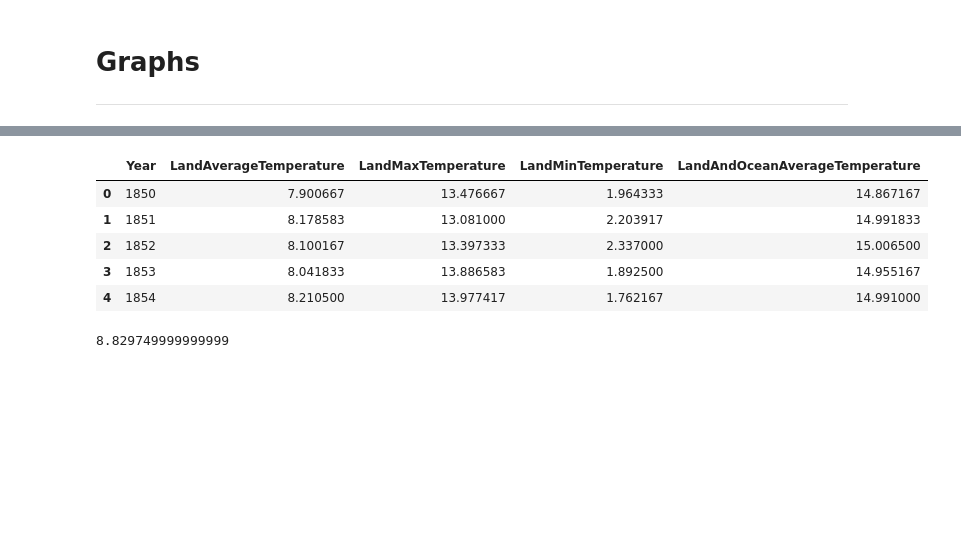
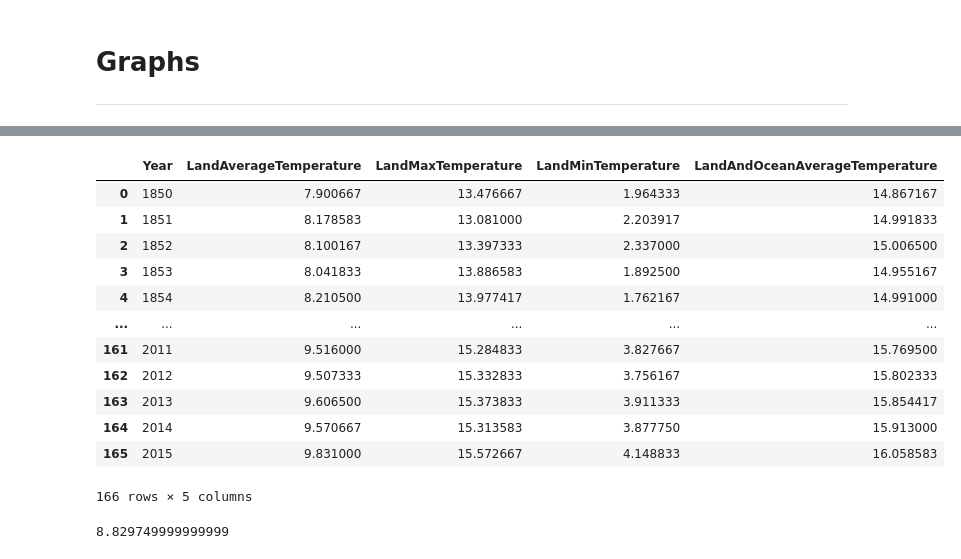
Before and after one commit to Sophiatun/Climate_Change_Analysis, a Jupyter notebook: graph_data.ipynb, the cells around one changed output, grey strips where cells are left out. Drawn from its saved outputs; the diff is of its cells as text; code cells hidden in the pictures; blank space fills up the shorter version.

```diff
--- a/graph_data.ipynb
+++ b/graph_data.ipynb
@@ -17,15 +26,22 @@ Analysis: On average, global temperatures have shown a great increase over time,
 # %%
 # Read CSV File
 global_df = pd.read_csv("Cleaned Data/Global.csv")
 temp_global_df = global_df[global_df['Year']<=1900]
-global_df.head()
+global_df
 # %% [output]
 |  | Year | LandAverageTemperature | LandMaxTemperature | LandMinTemperature | LandAndOceanAverageTemperature |
 | 0 | 1850 | 7.900667 | 13.476667 | 1.964333 | 14.867167 |
 | 1 | 1851 | 8.178583 | 13.081000 | 2.203917 | 14.991833 |
 | 2 | 1852 | 8.100167 | 13.397333 | 2.337000 | 15.006500 |
 | 3 | 1853 | 8.041833 | 13.886583 | 1.892500 | 14.955167 |
 | 4 | 1854 | 8.210500 | 13.977417 | 1.762167 | 14.991000 |
+| ... | ... | ... | ... | ... | ... |
+| 161 | 2011 | 9.516000 | 15.284833 | 3.827667 | 15.769500 |
+| 162 | 2012 | 9.507333 | 15.332833 | 3.756167 | 15.802333 |
+| 163 | 2013 | 9.606500 | 15.373833 | 3.911333 | 15.854417 |
+| 164 | 2014 | 9.570667 | 15.313583 | 3.877750 | 15.913000 |
+| 165 | 2015 | 9.831000 | 15.572667 | 4.148833 | 16.058583 |
+166 rows × 5 columns
 # %%
 temp = temp_global_df['LandAverageTemperature'].max()
 temp
```
Also changed, not shown: parts of 14 cells of this notebook, 6 other files.
